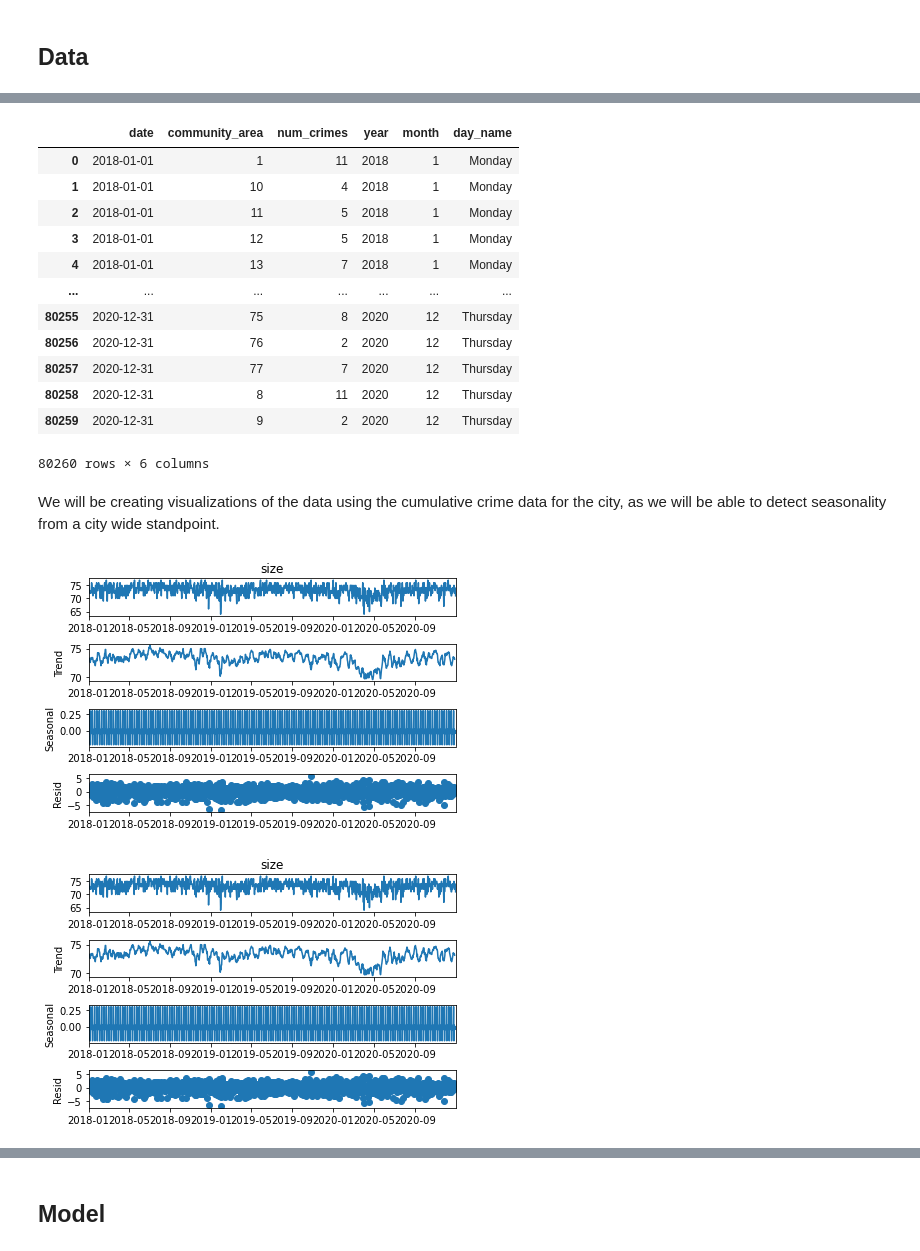
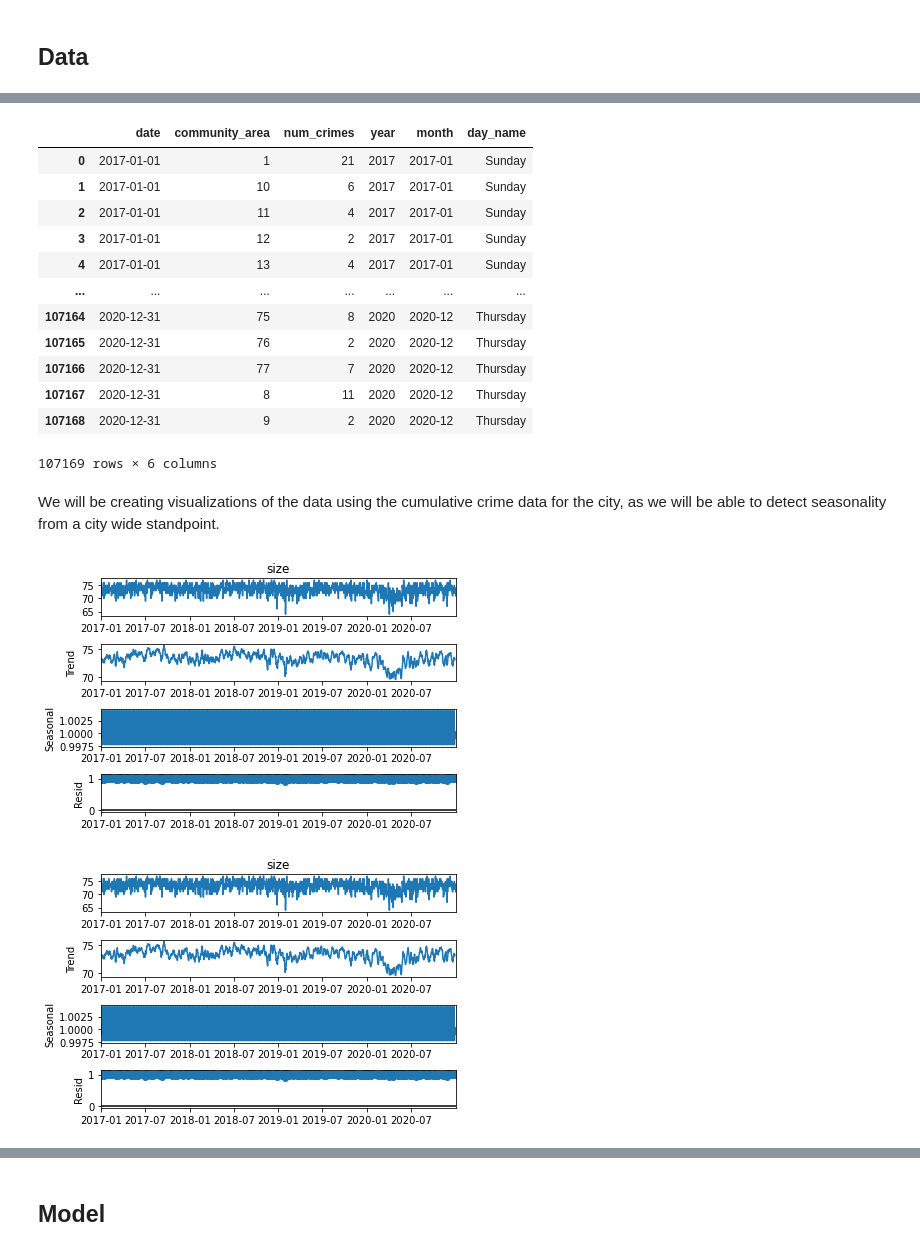
Before and after one commit to Achan40/chicago-crime, a Jupyter notebook: analysis/chicago-crime.ipynb, the cells around one changed output, grey strips where cells are left out. Saved outputs shown, nothing was run; the diff lists cells and outputs as text; code cells hidden in the pictures.

Commit message:
created seasonality charts

```diff
--- a/analysis/chicago-crime.ipynb
+++ b/analysis/chicago-crime.ipynb
@@ -21,7 +21,7 @@ The purpose of this project is to create a model to predict the number of crimes
 # %% [markdown]
 ## Data <a name="Data"></a>
 # %%
-url = "https://data.cityofchicago.org/resource/ijzp-q8t2.json?$select=date,community_area&$where=year<=2020 AND year >= 2018&$order=date ASC&$limit=1000000"
+url = "https://data.cityofchicago.org/resource/ijzp-q8t2.json?$select=date,community_area&$where=year<=2020 AND year >= 2017&$order=date ASC&$limit=10000000"
 headers = {'Accept': 'application/json', 'X-App-Token': APP_TOKEN}
 resp = requests.get(url,headers=headers)
 df = json.loads(resp.text)
@@ -57,24 +57,24 @@ df_new.rename({'size': 'num_crimes'}, axis=1, inplace=True)
 df_new['date'] = pd.to_datetime(df_new['date'])
 # separate into year, month, day
 df_new['year'] = df_new['date'].dt.year
-df_new['month'] = df_new['date'].dt.month
+df_new['month'] = df_new['date'].dt.to_period('M')
 df_new['day_name'] = df_new['date'].dt.day_name()
 
 df_new
 # %% [output]
 |  | date | community_area | num_crimes | year | month | day_name |
-| 0 | 2018-01-01 | 1 | 11 | 2018 | 1 | Monday |
-| 1 | 2018-01-01 | 10 | 4 | 2018 | 1 | Monday |
-| 2 | 2018-01-01 | 11 | 5 | 2018 | 1 | Monday |
-| 3 | 2018-01-01 | 12 | 5 | 2018 | 1 | Monday |
-| 4 | 2018-01-01 | 13 | 7 | 2018 | 1 | Monday |
+| 0 | 2017-01-01 | 1 | 21 | 2017 | 2017-01 | Sunday |
+| 1 | 2017-01-01 | 10 | 6 | 2017 | 2017-01 | Sunday |
+| 2 | 2017-01-01 | 11 | 4 | 2017 | 2017-01 | Sunday |
+| 3 | 2017-01-01 | 12 | 2 | 2017 | 2017-01 | Sunday |
+| 4 | 2017-01-01 | 13 | 4 | 2017 | 2017-01 | Sunday |
 | ... | ... | ... | ... | ... | ... | ... |
-| 80255 | 2020-12-31 | 75 | 8 | 2020 | 12 | Thursday |
-| 80256 | 2020-12-31 | 76 | 2 | 2020 | 12 | Thursday |
-| 80257 | 2020-12-31 | 77 | 7 | 2020 | 12 | Thursday |
-| 80258 | 2020-12-31 | 8 | 11 | 2020 | 12 | Thursday |
-| 80259 | 2020-12-31 | 9 | 2 | 2020 | 12 | Thursday |
+| 107164 | 2020-12-31 | 75 | 8 | 2020 | 2020-12 | Thursday |
+| 107165 | 2020-12-31 | 76 | 2 | 2020 | 2020-12 | Thursday |
+| 107166 | 2020-12-31 | 77 | 7 | 2020 | 2020-12 | Thursday |
+| 107167 | 2020-12-31 | 8 | 11 | 2020 | 2020-12 | Thursday |
+| 107168 | 2020-12-31 | 9 | 2 | 2020 | 2020-12 | Thursday |
-80260 rows × 6 columns
+107169 rows × 6 columns
 # %% [markdown]
 We will be creating visualizations of the data using the cumulative crime data for the city, as we will be able to detect seasonality from a city wide standpoint.
 # %%
@@ -86,11 +86,11 @@ df_total_city.set_index('date',inplace=True)
 fig = px.line(df_total_city, y="size")
 fig.show()
 # %%
-result = seasonal_decompose(df_total_city['size'],  model='additive')
+result = seasonal_decompose(df_total_city["size"],  model='multiplicative')
 result.plot()
 # %% [output]
-[figure, old version]
+[figure, new version]
-[figure, old version]
+[figure, new version]
 # %%
 # total crimes for the entire city per day
 df_total_month = df_new
```
Also changed, not shown: parts of 5 cells of this notebook.
